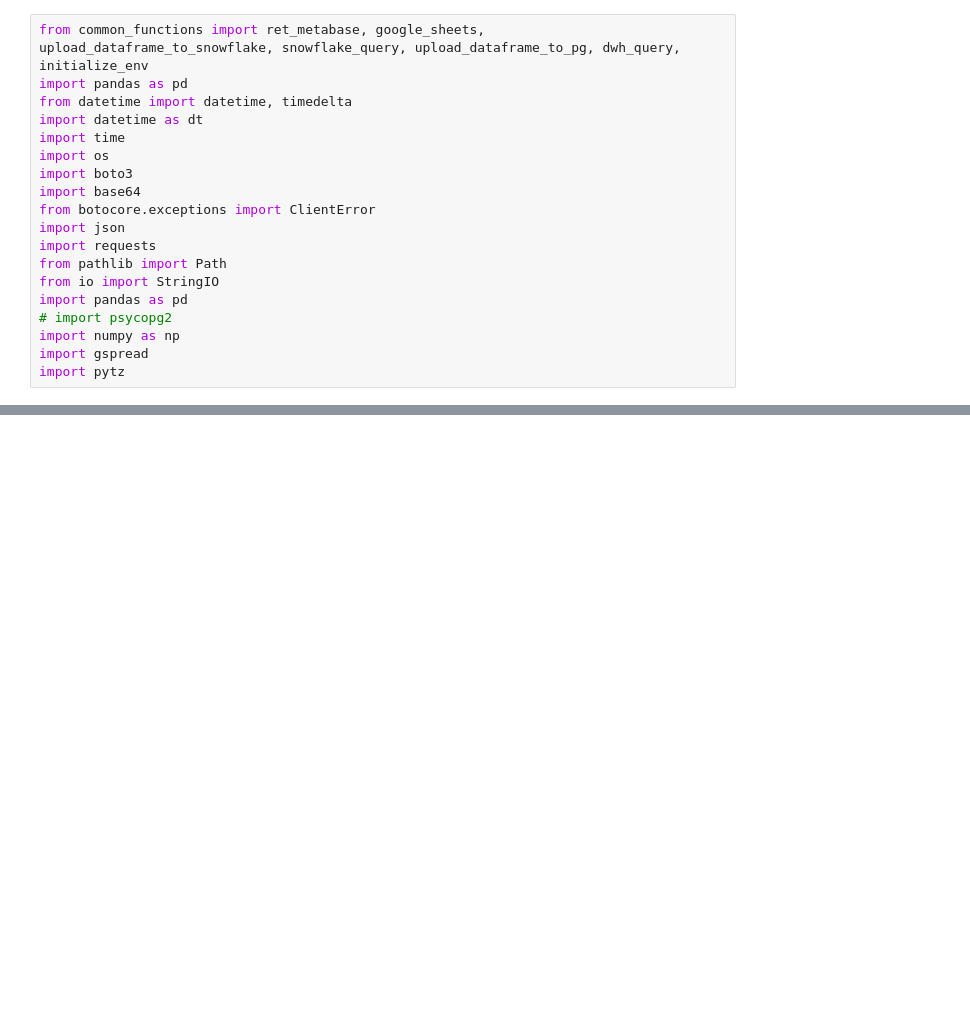
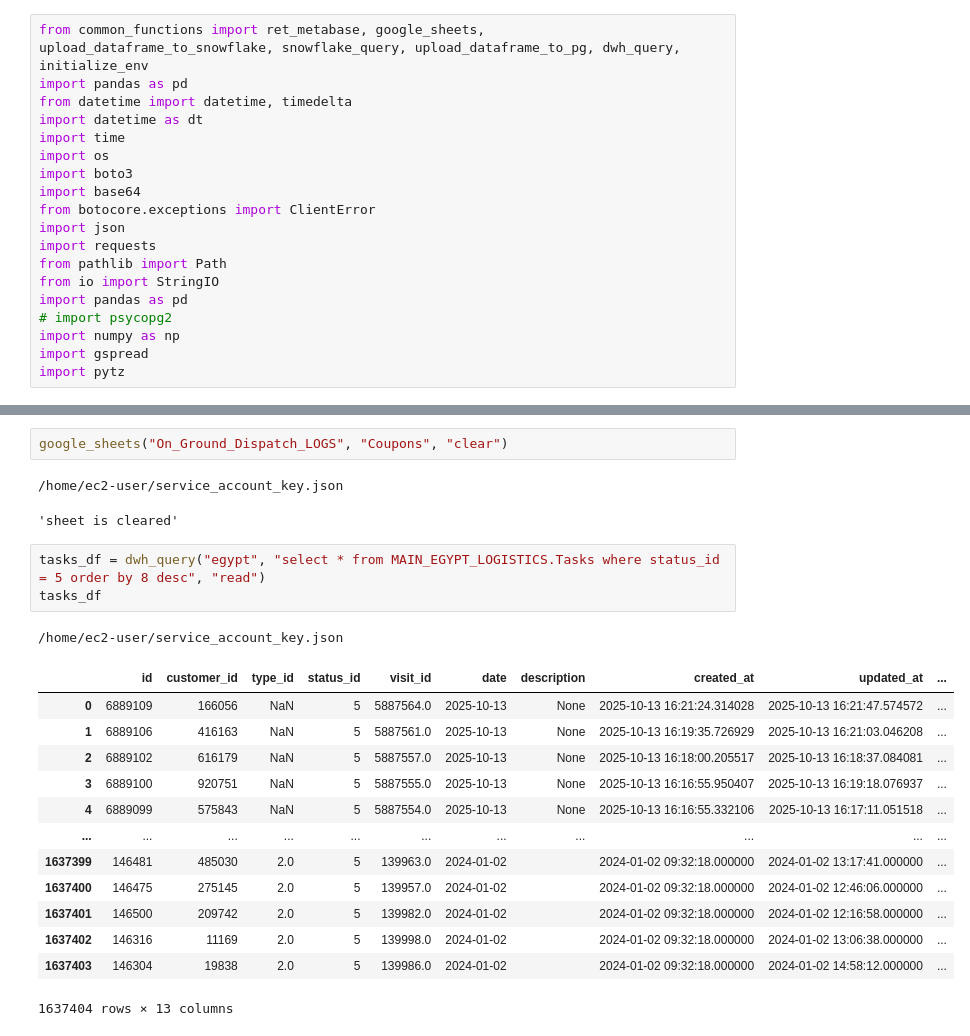
Before and after one commit to Maxab-Growth/Seif, a Jupyter notebook: Seif's_stuff/ecom_alert_update.ipynb, the cells around one changed output, grey strips where cells are left out. Drawn from its saved outputs; the diff is of its cells as text; blank space fills up the shorter version.

```diff
--- a/Seif's_stuff/ecom_alert_update.ipynb
+++ b/Seif's_stuff/ecom_alert_update.ipynb
@@ -61,0 +795,23 @@ order by t.hour, so.half_hour_label
+# %%
+google_sheets("On_Ground_Dispatch_LOGS", "Coupons", "clear")
+# %% [output]
+/home/ec2-user/service_account_key.json
+'sheet is cleared'
+# %%
+tasks_df = dwh_query("egypt", "select * from MAIN_EGYPT_LOGISTICS.Tasks where status_id = 5 order by 8 desc", "read")
+tasks_df
+# %% [output]
+/home/ec2-user/service_account_key.json
+|  | id | customer_id | type_id | status_id | visit_id | date | description | created_at | updated_at | ... |
+| 0 | 6889109 | 166056 | NaN | 5 | 5887564.0 | 2025-10-13 | None | 2025-10-13 16:21:24.314028 | 2025-10-13 16:21:47.574572 | ... |
+| 1 | 6889106 | 416163 | NaN | 5 | 5887561.0 | 2025-10-13 | None | 2025-10-13 16:19:35.726929 | 2025-10-13 16:21:03.046208 | ... |
+| 2 | 6889102 | 616179 | NaN | 5 | 5887557.0 | 2025-10-13 | None | 2025-10-13 16:18:00.205517 | 2025-10-13 16:18:37.084081 | ... |
+| 3 | 6889100 | 920751 | NaN | 5 | 5887555.0 | 2025-10-13 | None | 2025-10-13 16:16:55.950407 | 2025-10-13 16:19:18.076937 | ... |
+| 4 | 6889099 | 575843 | NaN | 5 | 5887554.0 | 2025-10-13 | None | 2025-10-13 16:16:55.332106 | 2025-10-13 16:17:11.051518 | ... |
+| ... | ... | ... | ... | ... | ... | ... | ... | ... | ... | ... |
+| 1637399 | 146481 | 485030 | 2.0 | 5 | 139963.0 | 2024-01-02 |  | 2024-01-02 09:32:18.000000 | 2024-01-02 13:17:41.000000 | ... |
+| 1637400 | 146475 | 275145 | 2.0 | 5 | 139957.0 | 2024-01-02 |  | 2024-01-02 09:32:18.000000 | 2024-01-02 12:46:06.000000 | ... |
+| 1637401 | 146500 | 209742 | 2.0 | 5 | 139982.0 | 2024-01-02 |  | 2024-01-02 09:32:18.000000 | 2024-01-02 12:16:58.000000 | ... |
+| 1637402 | 146316 | 11169 | 2.0 | 5 | 139998.0 | 2024-01-02 |  | 2024-01-02 09:32:18.000000 | 2024-01-02 13:06:38.000000 | ... |
+| 1637403 | 146304 | 19838 | 2.0 | 5 | 139986.0 | 2024-01-02 |  | 2024-01-02 09:32:18.000000 | 2024-01-02 14:58:12.000000 | ... |
+1637404 rows × 13 columns
```
Also changed, not shown: parts of 16 cells of this notebook, 6 other files.
